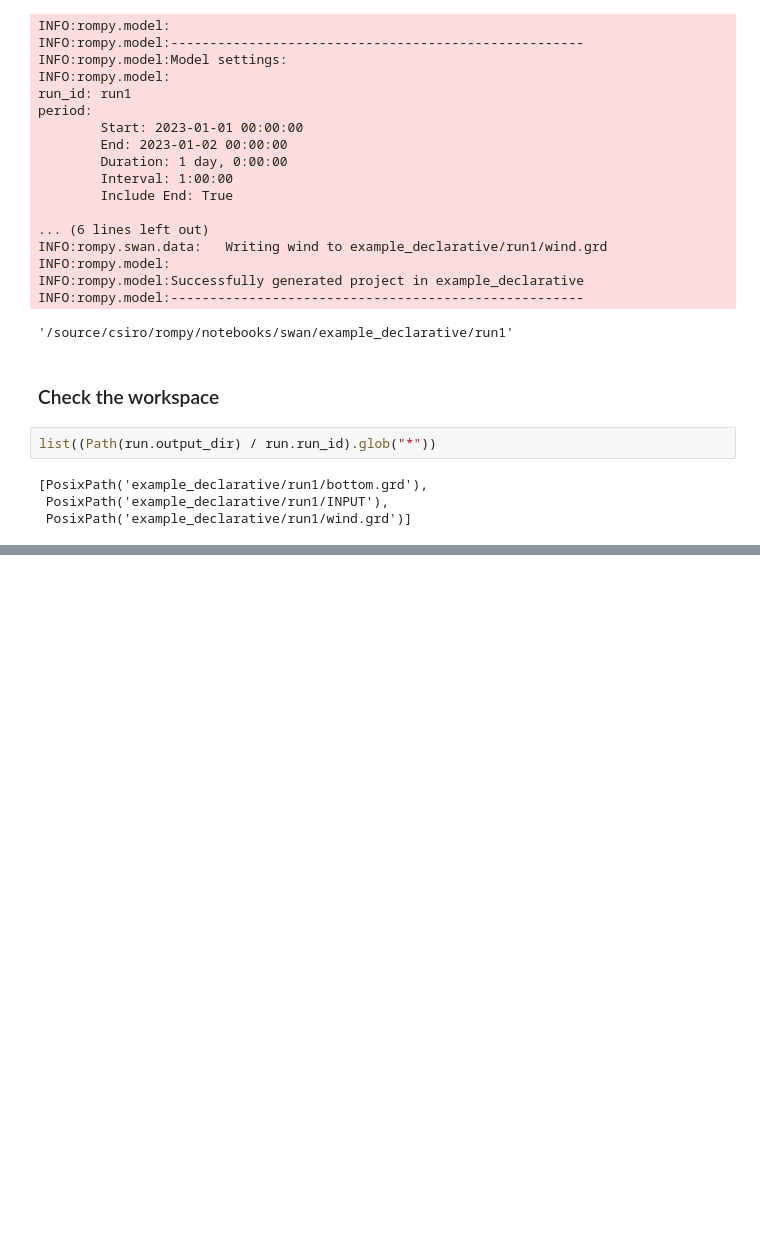
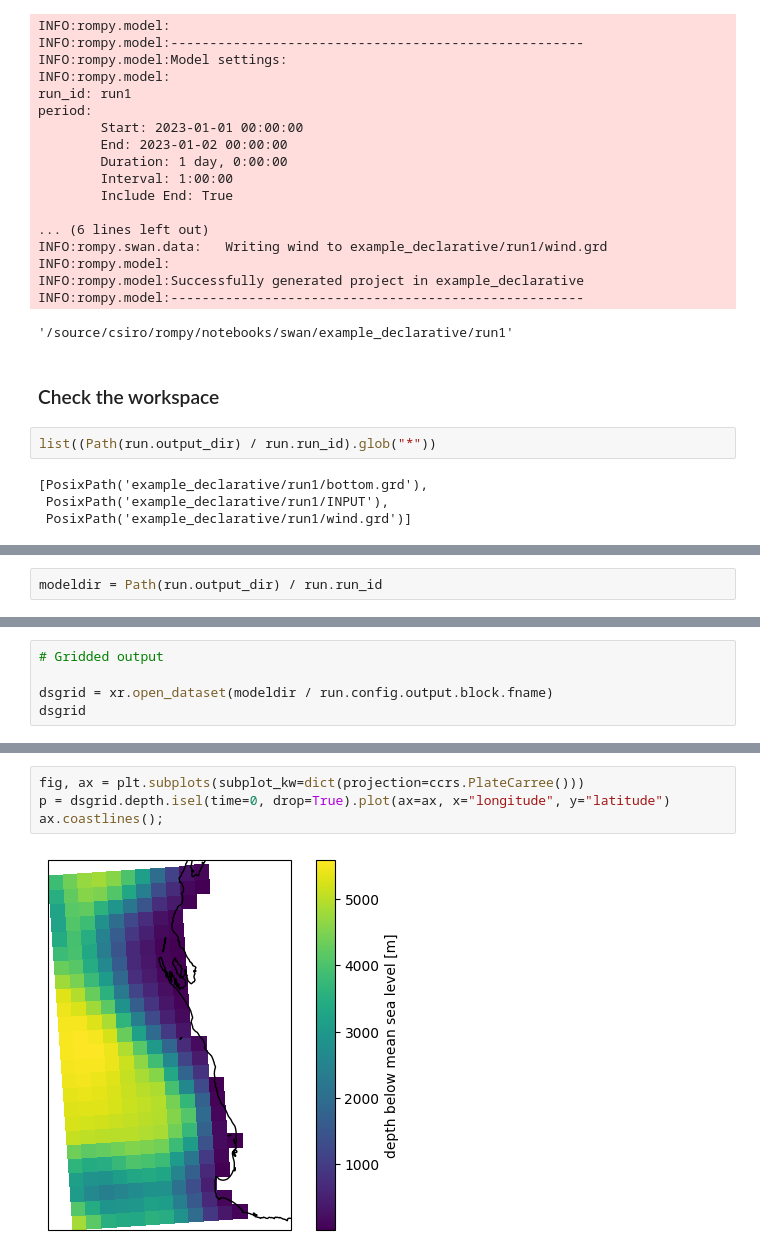
Before and after one commit to sppigot/rompy, a Jupyter notebook: notebooks/swan/example_declarative.ipynb, the cells around one changed output, grey strips where cells are left out. Drawn from its saved outputs; the diff is of its cells as text; blank space fills up the shorter version.

Commit message:
Update swan declarative notebooks, model run and analysis implemented

```diff
--- a/notebooks/swan/example_declarative.ipynb
+++ b/notebooks/swan/example_declarative.ipynb
@@ -127,0 +149,2 @@ Todo
+# %%
+modeldir = Path(run.output_dir) / run.run_id
@@ -127,0 +164,5 @@ Todo
+# %%
+# Gridded output
+
+dsgrid = xr.open_dataset(modeldir / run.config.output.block.fname)
+dsgrid
@@ -127,0 +322,6 @@ Todo
+# %%
+fig, ax = plt.subplots(subplot_kw=dict(projection=ccrs.PlateCarree()))
+p = dsgrid.depth.isel(time=0, drop=True).plot(ax=ax, x="longitude", y="latitude")
+ax.coastlines();
+# %% [output]
+[figure, added]
```
Also changed, not shown: parts of 23 cells of this notebook, 1 other file.
